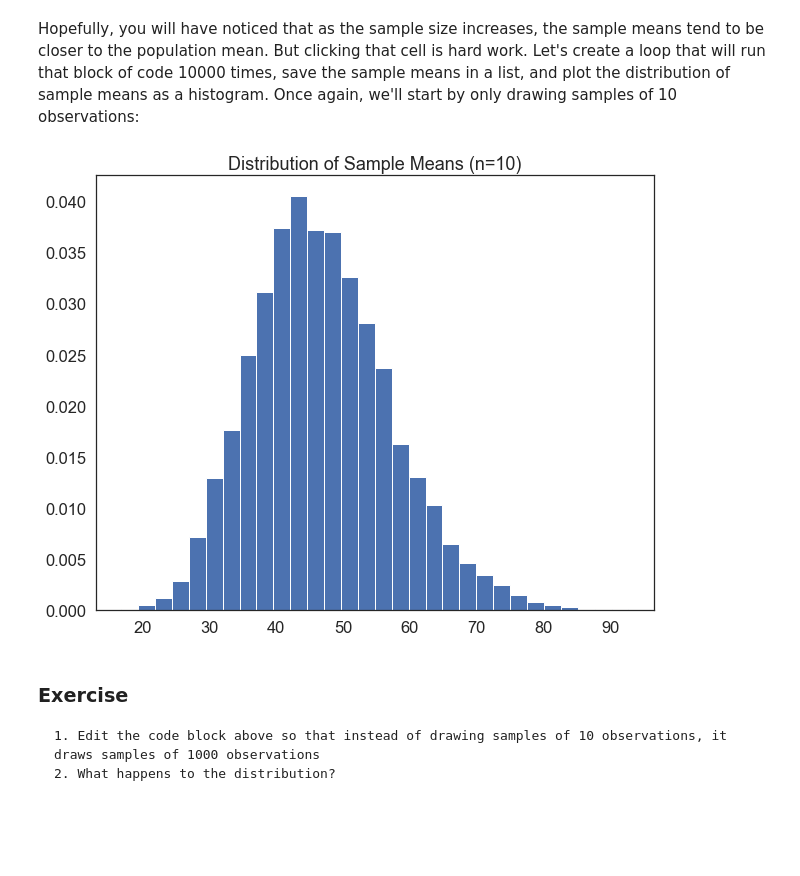
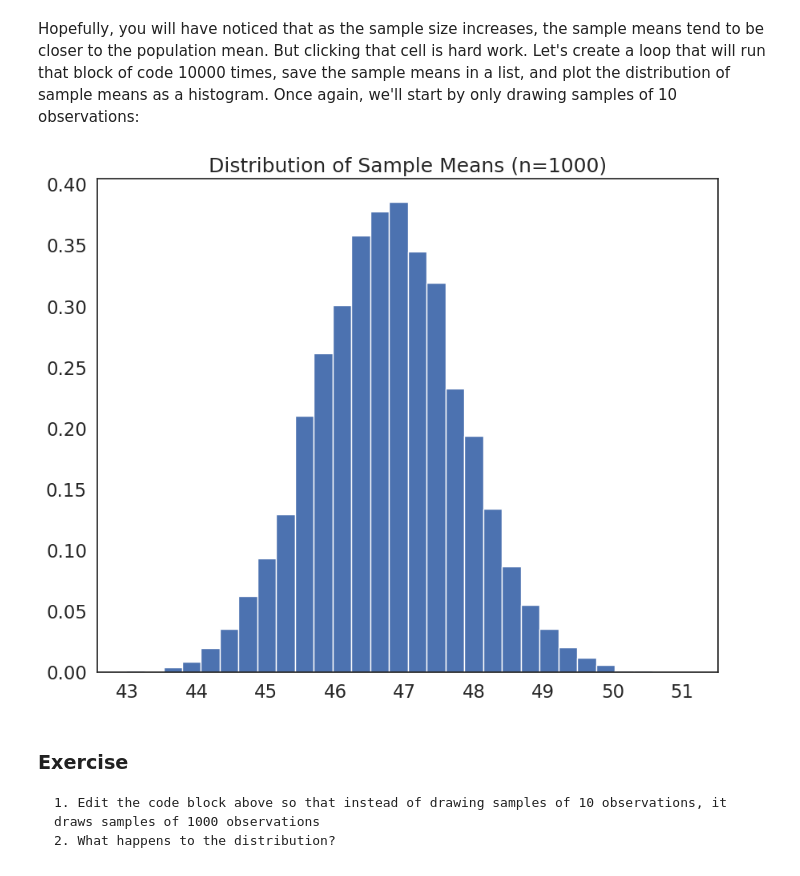
Before and after one commit to malvikamurkumbi/QM2, a Jupyter notebook: W5_Distributions_and_Basic_Statistics.ipynb, the cells around one changed output. Saved outputs shown, nothing was run; the diff lists cells and outputs as text; code cells hidden in the pictures; blank space fills up the shorter version.

```diff
--- a/W5_Distributions_and_Basic_Statistics.ipynb
+++ b/W5_Distributions_and_Basic_Statistics.ipynb
@@ -163,7 +163,6 @@ what other variables are categorical? Convert them to categorical and describe.
 # %%
 # convert the variables to categorical and describe
 df['sex']=df['sex'].astype('category')
-df['sch']=df['sch'].astype('category')
 df['union']=df['union'].astype('category')
 df['occupation']=df['occupation'].astype('category')
 df['ind']=df['ind'].astype('category')
@@ -374,19 +385,19 @@ Hopefully, you will have noticed that as the sample size increases, the sample m
 # %%
 #create an empty list to store sample means
 sample_means=[]
 
-sample_size=10
+sample_size=1000
 # loop 10,000 times.
 for i in range(0,10000):
     sample= df['income'].sample(sample_size, replace=True) # draw a sample of 10 observations from the income variable, with replacement
     sample_mean=sample.mean() # calculate the mean of the sample
     sample_means.append(sample_mean) # append the sample mean to the list of sample means
 
 plt.hist(sample_means, bins=30, edgecolor='white', density=True) # plot a histogram of the sample means
 plt.title('Distribution of Sample Means (n={})'.format(sample_size)) # add a title
 plt.show()
 # %% [output]
-[figure, old version]
+[figure, new version]
 # %% [markdown]
 ### Exercise
 
```
Also changed, not shown: parts of 13 cells of this notebook.
